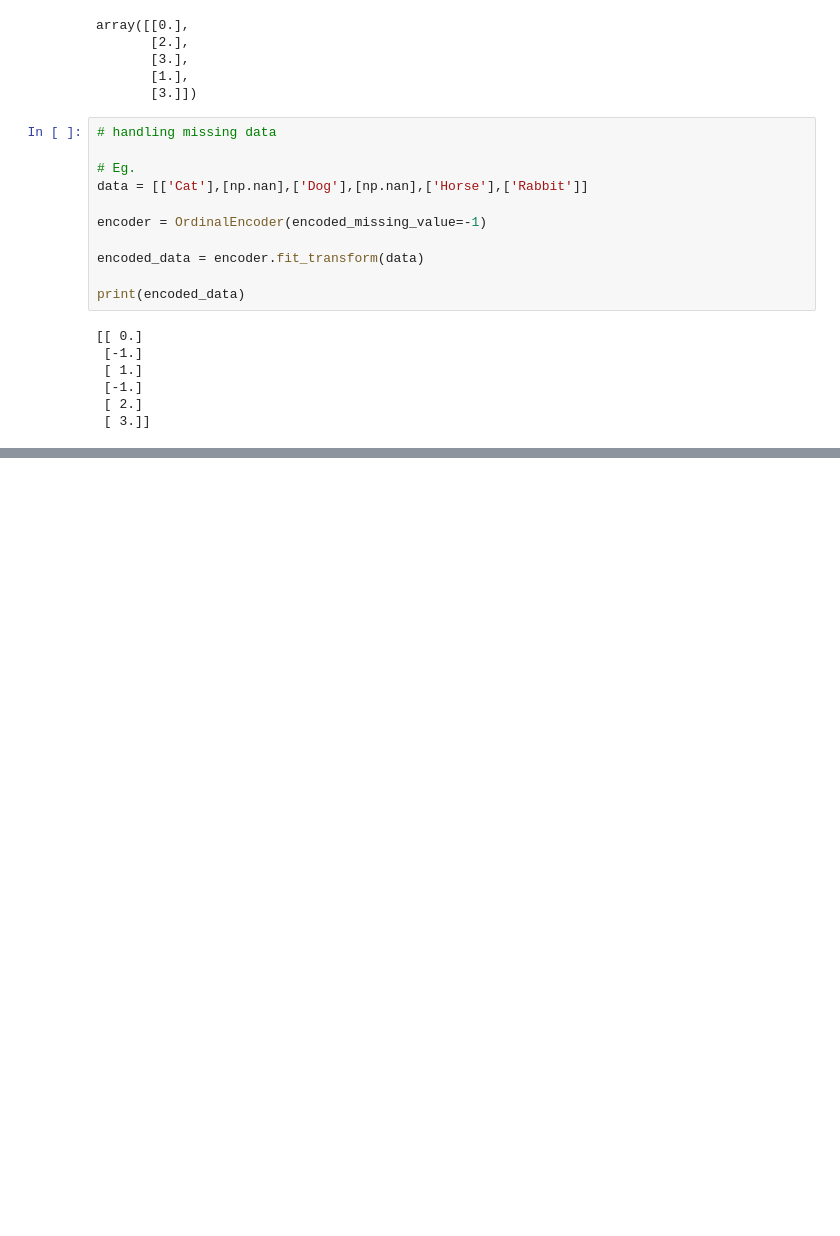
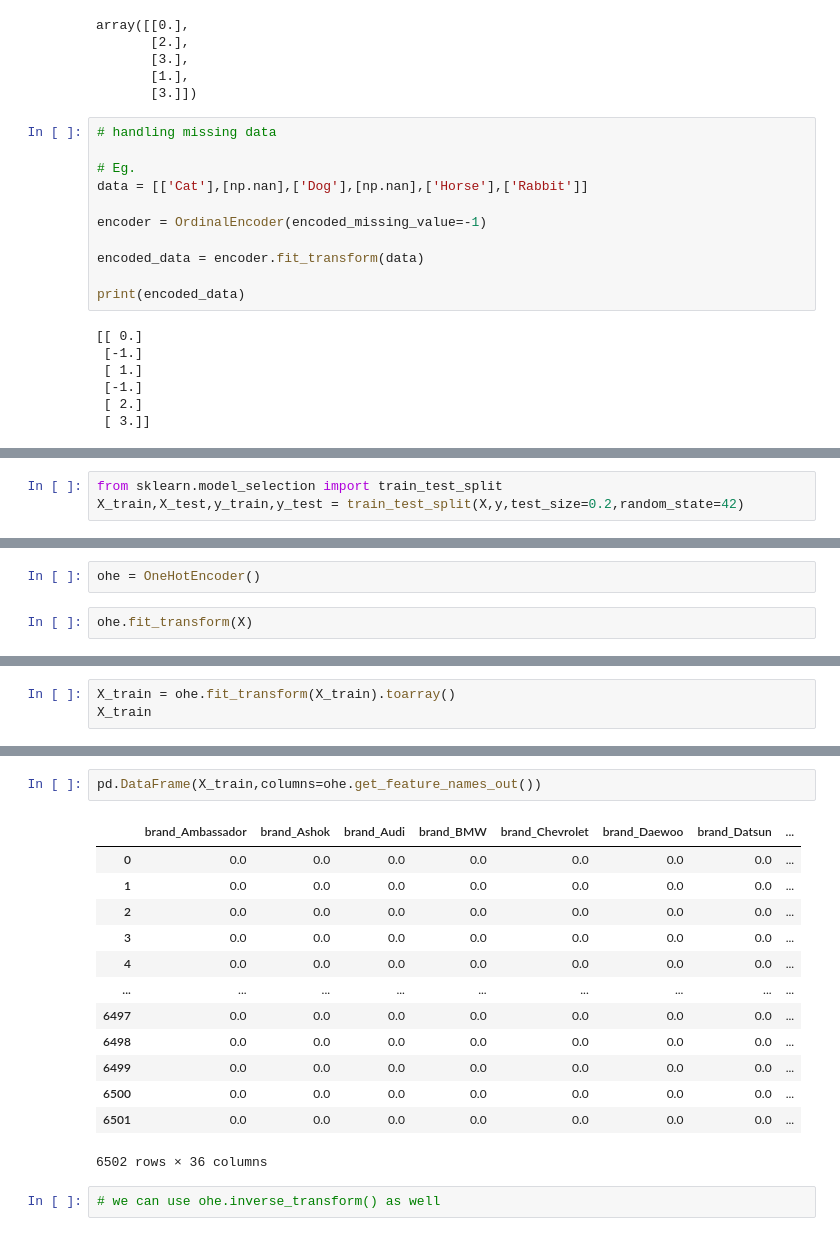
Before and after one commit to vedantdobhalgermany/Advance-ML, a Jupyter notebook: Feature_Engineering/FeatureEncoding1.ipynb, the cells around one changed output, grey strips where cells are left out. Drawn from its saved outputs; the diff is of its cells as text; blank space fills up the shorter version.

```diff
--- a/Feature_Engineering/FeatureEncoding1.ipynb
+++ b/Feature_Engineering/FeatureEncoding1.ipynb
@@ -163,0 +208,3 @@ print(encoded_data)
+# %%
+from sklearn.model_selection import train_test_split
+X_train,X_test,y_train,y_test = train_test_split(X,y,test_size=0.2,random_state=42)
@@ -163,0 +217,4 @@ print(encoded_data)
+# %%
+ohe = OneHotEncoder()
+# %%
+ohe.fit_transform(X)
@@ -163,0 +226,3 @@ print(encoded_data)
+# %%
+X_train = ohe.fit_transform(X_train).toarray()
+X_train
@@ -163,0 +272,18 @@ print(encoded_data)
+# %%
+pd.DataFrame(X_train,columns=ohe.get_feature_names_out())
+# %% [output]
+|  | brand_Ambassador | brand_Ashok | brand_Audi | brand_BMW | brand_Chevrolet | brand_Daewoo | brand_Datsun | ... |
+| 0 | 0.0 | 0.0 | 0.0 | 0.0 | 0.0 | 0.0 | 0.0 | ... |
+| 1 | 0.0 | 0.0 | 0.0 | 0.0 | 0.0 | 0.0 | 0.0 | ... |
+| 2 | 0.0 | 0.0 | 0.0 | 0.0 | 0.0 | 0.0 | 0.0 | ... |
+| 3 | 0.0 | 0.0 | 0.0 | 0.0 | 0.0 | 0.0 | 0.0 | ... |
+| 4 | 0.0 | 0.0 | 0.0 | 0.0 | 0.0 | 0.0 | 0.0 | ... |
+| ... | ... | ... | ... | ... | ... | ... | ... | ... |
+| 6497 | 0.0 | 0.0 | 0.0 | 0.0 | 0.0 | 0.0 | 0.0 | ... |
+| 6498 | 0.0 | 0.0 | 0.0 | 0.0 | 0.0 | 0.0 | 0.0 | ... |
+| 6499 | 0.0 | 0.0 | 0.0 | 0.0 | 0.0 | 0.0 | 0.0 | ... |
+| 6500 | 0.0 | 0.0 | 0.0 | 0.0 | 0.0 | 0.0 | 0.0 | ... |
+| 6501 | 0.0 | 0.0 | 0.0 | 0.0 | 0.0 | 0.0 | 0.0 | ... |
+6502 rows × 36 columns
+# %%
+# we can use ohe.inverse_transform() as well
```
Also changed, not shown: parts of 31 cells of this notebook.
